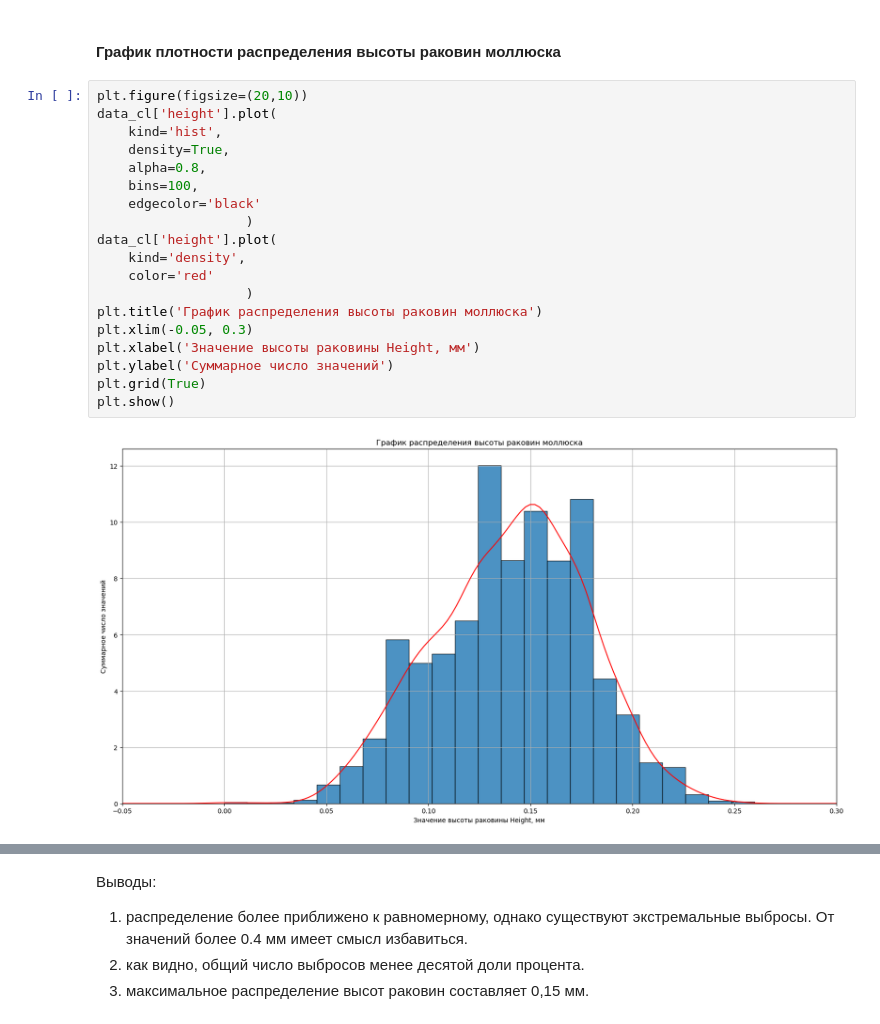
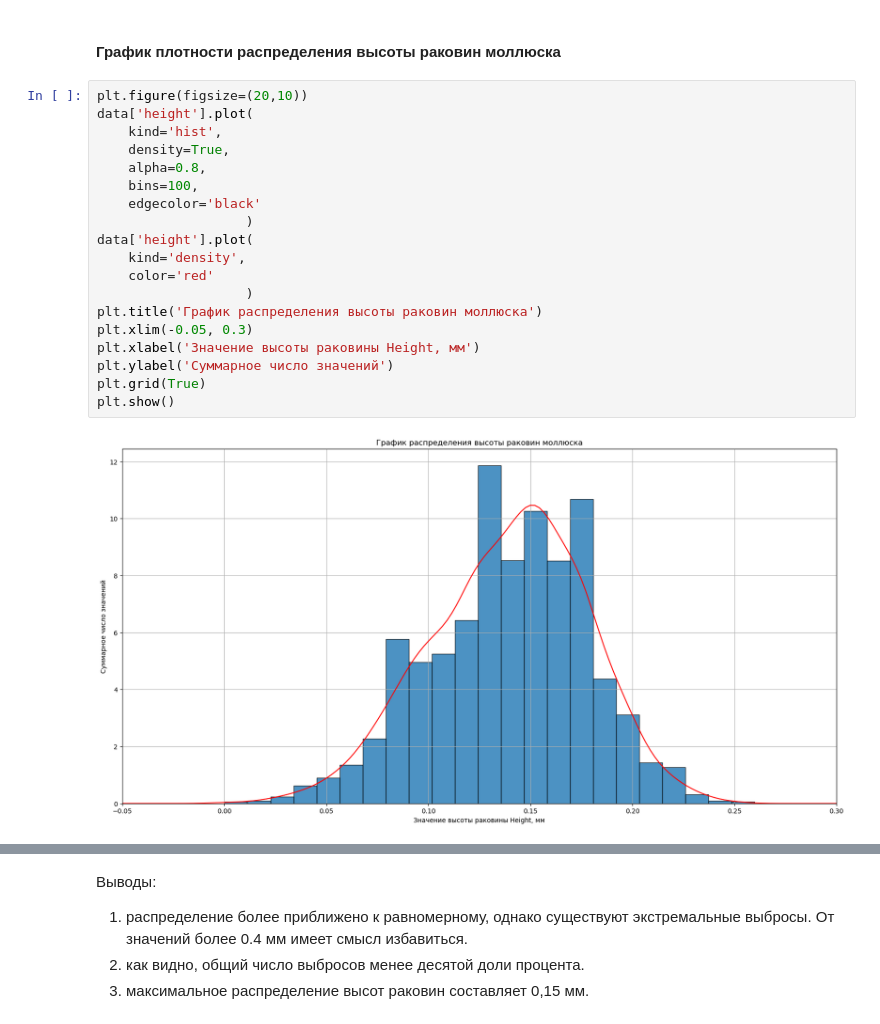
Before and after one commit to trofimovelijah/eda_177213, a Jupyter notebook: tiy_predict_age_abalone.ipynb, the cells around one changed output, grey strips where cells are left out. Saved outputs shown, nothing was run; the diff lists cells and outputs as text.

```diff
--- a/tiy_predict_age_abalone.ipynb
+++ b/tiy_predict_age_abalone.ipynb
@@ -303,24 +303,24 @@ plt.show()
 #### График плотности распределения высоты раковин моллюска
 # %%
 plt.figure(figsize=(20,10))
-data_cl['height'].plot(
+data['height'].plot(
     kind='hist',
     density=True,
     alpha=0.8,
     bins=100,
     edgecolor='black'
                    )
-data_cl['height'].plot(
+data['height'].plot(
     kind='density',
     color='red'
                    )
 plt.title('График распределения высоты раковин моллюска')
 plt.xlim(-0.05, 0.3)
 plt.xlabel('Значение высоты раковины Height, мм')
 plt.ylabel('Суммарное число значений')
 plt.grid(True)
 plt.show()
 # %% [output]
-[figure, old version]
+[figure, new version]
 # %%
 plt.figure(figsize=(20, 6))
```
Also changed, not shown: parts of 56 cells of this notebook.
